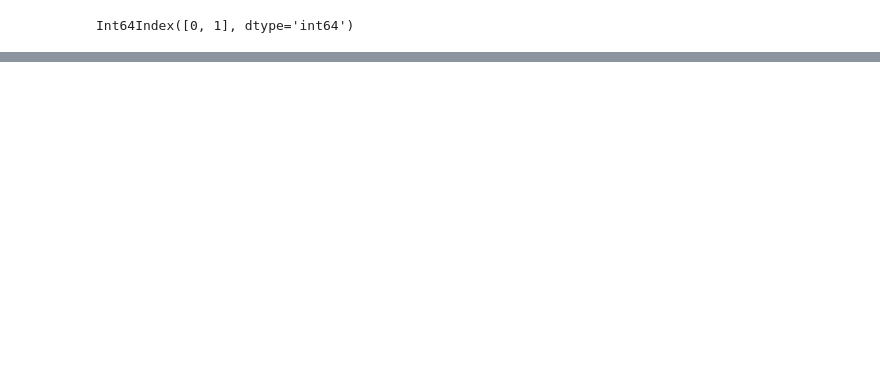
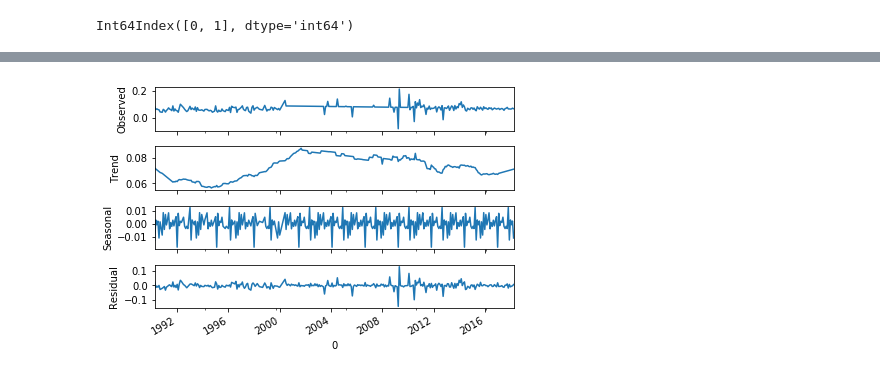
Before and after one commit to Arattel/Simpsons_NYC_link, a Jupyter notebook: Analysis.ipynb, the cells around one changed output, grey strips where cells are left out. Cells and saved outputs as stored; diff of their text form; code cells hidden in the pictures; blank space fills up the shorter version.

```diff
--- a/Analysis.ipynb
+++ b/Analysis.ipynb
@@ -82,0 +80,2 @@ plt.show()
+# %%
+freq = 31
@@ -82,0 +97,6 @@ plt.show()
+# %%
+additive_decomposition = seasonal_decompose(news_ts[1], model='additive', extrapolate_trend=1, freq=freq)
+additive_decomposition.plot()
+plt.show()
+# %% [output]
+[figure, added]
```
Also changed, not shown: parts of 12 cells of this notebook.
